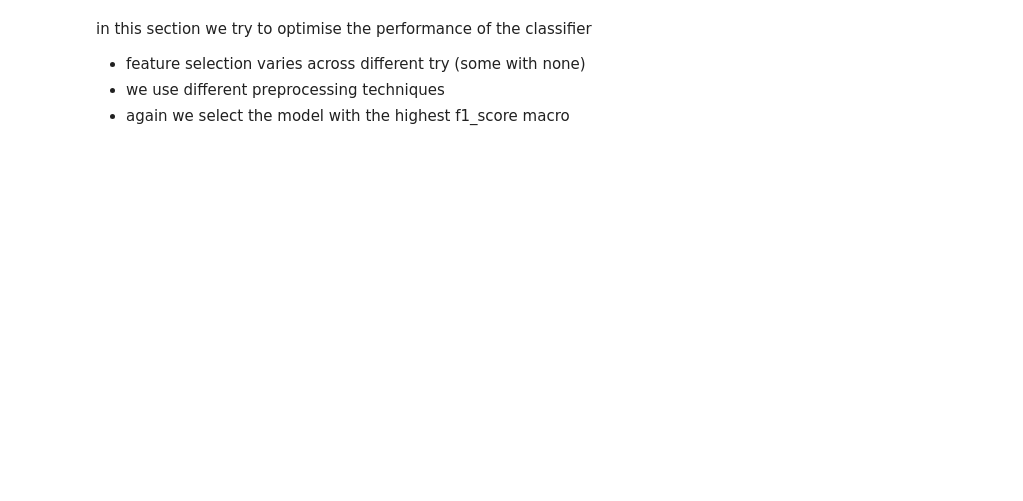
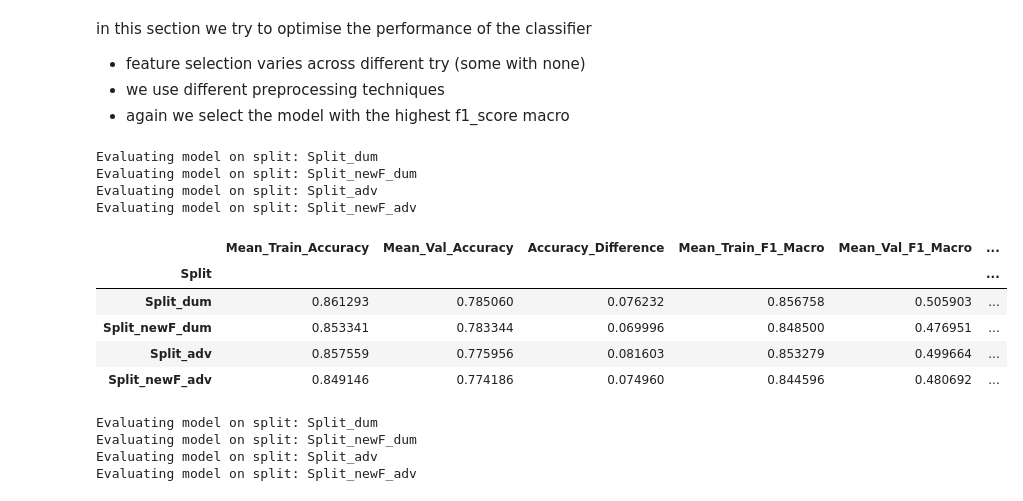
Before and after one commit to tmnstraub/ML_Group36, a Jupyter notebook: src/ModelAssessment.ipynb, the cells around one changed output. Saved outputs shown, nothing was run; the diff lists cells and outputs as text; code cells hidden in the pictures; blank space fills up the shorter version.

```diff
--- a/src/ModelAssessment.ipynb
+++ b/src/ModelAssessment.ipynb
@@ -339,7 +399,7 @@ def preprocessing_newFeatures_advanced(X_train, X_val):
     X_train, X_val = outliers_specific2(X_train, X_val, outliers_iqr_specific[1], 1934)
 
     # Scaling
-    X_train, X_val = scaling_robust(X_train, X_val, binning2_columns)
+    X_train, X_val = scaling_robust(X_train, X_val, scaling_columns)
     X_train, X_val = scaling_robust(X_train, X_val, date_columns)
 
     low_cardinality_cols = [col for col in categorical_features if X_train[col].nunique() < 10]
@@ -1341,0 +1426,9 @@ y_test_predictions_xgboost_.to_csv('y_test_predictions_xgboost.csv')
+# %%
+import warnings
+warnings.filterwarnings('ignore')
+
+
+ps_newF_dum, X_combined2, y_combined2 = create_predifined_split_with_features(X, y, preprocessing_newFeatures_dum, selected_features_RFE_advanced, n_splits=5)
+ps_adv, X_combined3, y_combined3 = create_predifined_split_with_features(X, y, preprocessing_scaling_encoding_advanced, selected_features_RFE_basic, n_splits=5)
+ps_newF_adv, X_combined4, y_combined4 = create_predifined_split_with_features(X, y, preprocessing_newFeatures_advanced, selected_features_RFE_advanced, n_splits=5)
+ps_dum, X_combined1, y_combined1 = create_predifined_split_with_features(X, y, preprocessing_scaling_encoding_dum, selected_features_RFE_basic, n_splits=5)
@@ -1341,0 +1518,48 @@ y_test_predictions_xgboost_.to_csv('y_test_predictions_xgboost.csv')
+# %%
+splits_data = {
+    'Split_dum': {
+        'predefined_split': ps_dum,
+        'X': X_combined1,
+        'y': y_combined1
+    },
+    'Split_newF_dum': {
+        'predefined_split': ps_newF_dum,
+        'X': X_combined2,
+        'y': y_combined2
+    },
+    'Split_adv': {
+        'predefined_split': ps_adv,
+        'X': X_combined3,
+        'y': y_combined3
+    },
+    'Split_newF_adv': {
+        'predefined_split': ps_newF_adv,
+        'X': X_combined4,
+        'y': y_combined4
+    }
+}
+# %%
+model = XGBClassifier(gamma = 0, learning_rate = 0.3, max_depth = 6, min_child_weight = 1, n_estimators = 200, reg_alpha = 0, reg_lambda = 1,random_state=42, n_jobs=-1)
+results_optimized_xgb = evaluate_model_with_multiple_splits(splits_data, model)
+# %% [output]
+Evaluating model on split: Split_dum
+Evaluating model on split: Split_newF_dum
+Evaluating model on split: Split_adv
+Evaluating model on split: Split_newF_adv
+# %%
+results_optimized_xgb
+# %% [output]
+|  | Mean_Train_Accuracy | Mean_Val_Accuracy | Accuracy_Difference | Mean_Train_F1_Macro | Mean_Val_F1_Macro | ... |
+| Split |  |  |  |  |  | ... |
+| Split_dum | 0.861293 | 0.785060 | 0.076232 | 0.856758 | 0.505903 | ... |
+| Split_newF_dum | 0.853341 | 0.783344 | 0.069996 | 0.848500 | 0.476951 | ... |
+| Split_adv | 0.857559 | 0.775956 | 0.081603 | 0.853279 | 0.499664 | ... |
+| Split_newF_adv | 0.849146 | 0.774186 | 0.074960 | 0.844596 | 0.480692 | ... |
+# %%
+model = RandomForestClassifier(n_estimators=200, max_depth=15, min_samples_split=2, min_samples_leaf=1, max_features='sqrt', bootstrap=False, random_state=42, n_jobs=-1)
+results_optimized_rf = evaluate_model_with_multiple_splits(splits_data, model)
+# %% [output]
+Evaluating model on split: Split_dum
+Evaluating model on split: Split_newF_dum
+Evaluating model on split: Split_adv
+Evaluating model on split: Split_newF_adv
```
Also changed, not shown: parts of 23 cells of this notebook, 1 other file.
